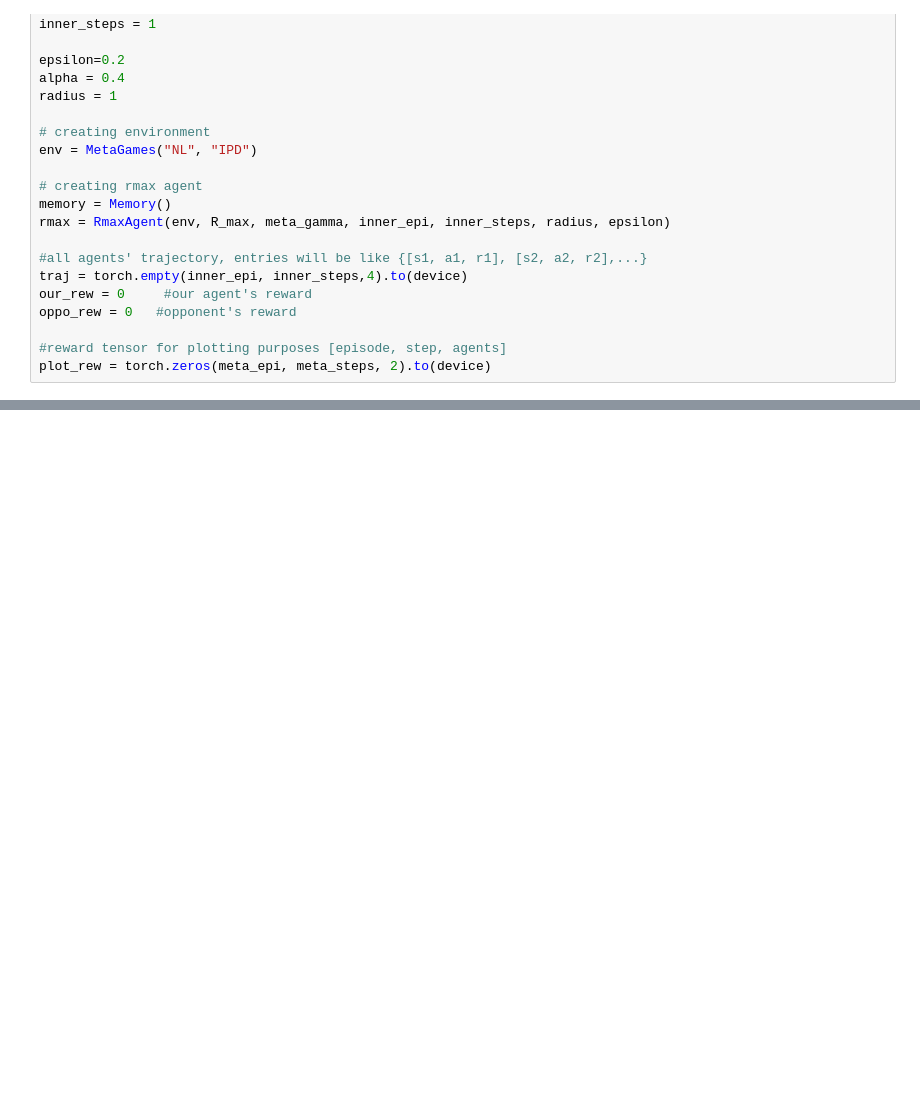
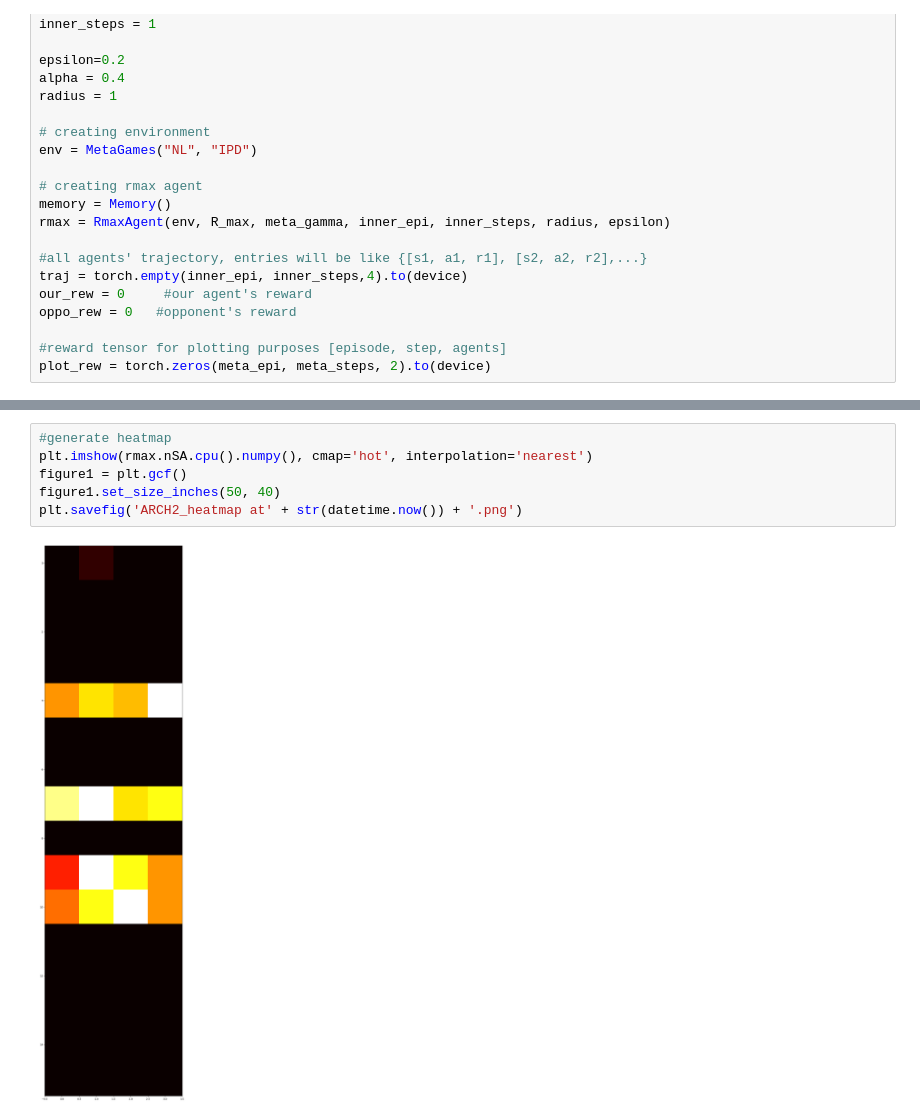
Before and after one commit to kittyfungg/4yp, a Jupyter notebook: Rmax-arch2.ipynb, the cells around one changed output, grey strips where cells are left out. Drawn from its saved outputs; the diff is of its cells as text; blank space fills up the shorter version.

```diff
--- a/Rmax-arch2.ipynb
+++ b/Rmax-arch2.ipynb
@@ -114,0 +133,8 @@ plt.savefig('histogram at' + str(datetime.now()) + '.png')
+# %%
+#generate heatmap
+plt.imshow(rmax.nSA.cpu().numpy(), cmap='hot', interpolation='nearest')
+figure1 = plt.gcf()
+figure1.set_size_inches(50, 40)
+plt.savefig('ARCH2_heatmap at' + str(datetime.now()) + '.png')
+# %% [output]
+[figure, added]
```
Also changed, not shown: parts of 7 cells of this notebook, 10 other files.
